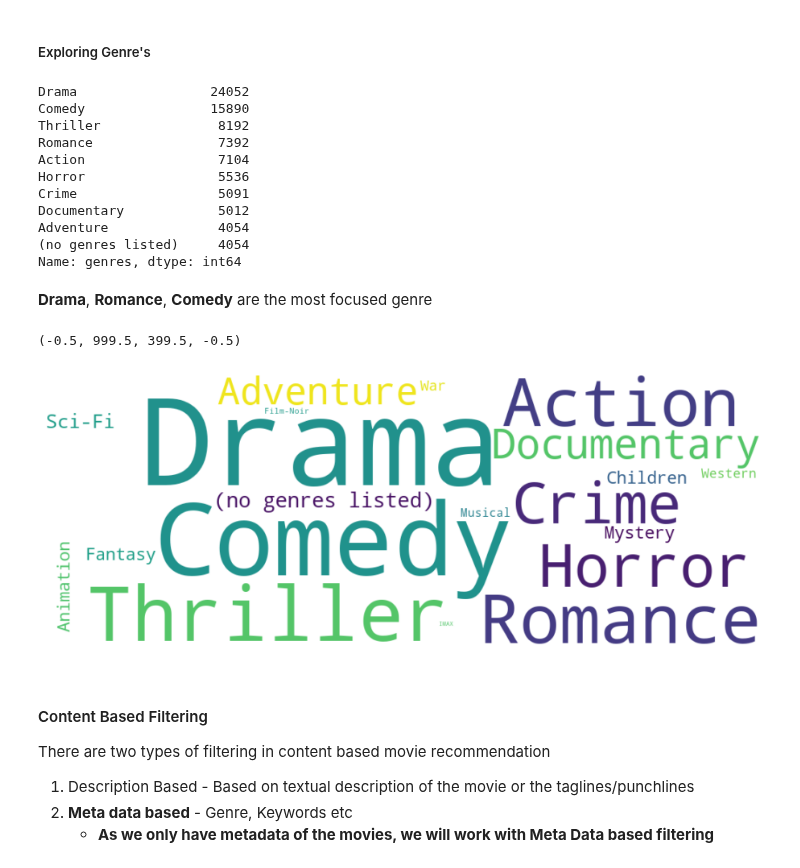
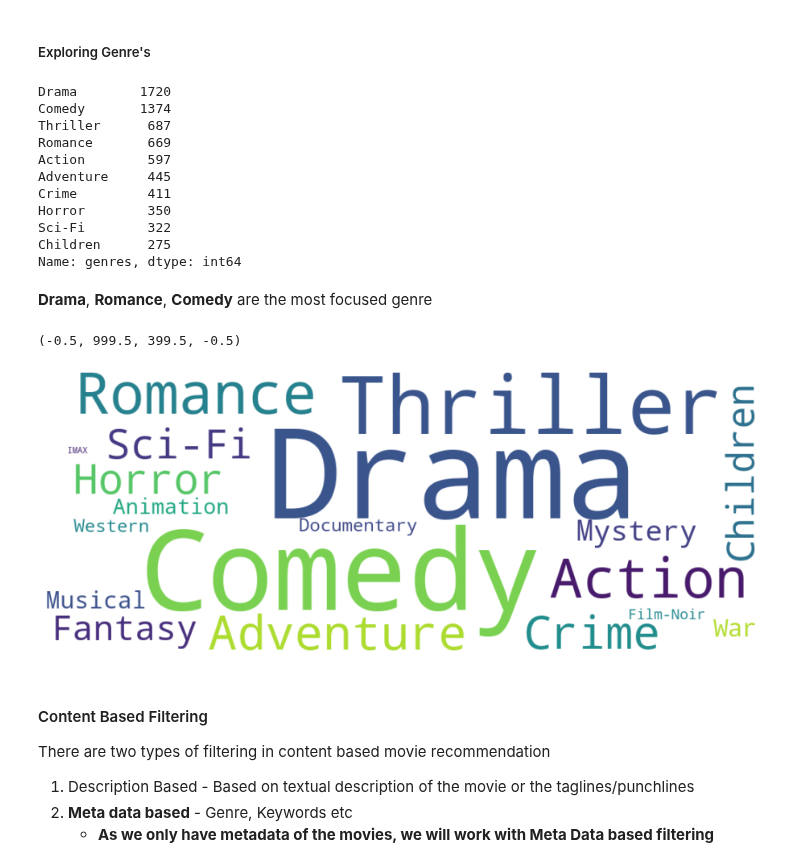
Before and after one commit to sunil3092/DBSEdu, a Jupyter notebook: Sem 2/Recommender System/CA/CA_Sunil_Gauda_10595858.ipynb, the cells around one changed output. Drawn from its saved outputs; the diff is of its cells as text; code cells hidden in the pictures.

```diff
--- a/Sem 2/Recommender System/CA/CA_Sunil_Gauda_10595858.ipynb
+++ b/Sem 2/Recommender System/CA/CA_Sunil_Gauda_10595858.ipynb
@@ -45,7 +45,7 @@ Use the following link for smaller data set as the large dataset can fail on cal
 * **update the path of the data**
 * **use_large** should be **False**
 # %%
-use_large = True
+use_large = False
 if use_large:
     movies = pd.read_csv("../../../../DataSets/ml-latest/movies.csv")
     ratings = pd.read_csv("../../../../DataSets/ml-latest/ratings.csv")
@@ -90,18 +90,18 @@ movies.head()
 Final Data Frame contains all the data required for exploratory analysis of the data and visualise the data using various techniques.
 # %%
 # Preparing the Data frame by combining all necessary columns from other dataframes
-final_df = movies
-final_df["userid"] = ratings["userId"]
-final_df["rating"] = ratings["rating"]
-final_df["timestamp"] = ratings["timestamp"]
-final_df["tag"] = tags["tag"]
-final_df["tmdbId"] = links["tmdbId"]
+movies_final_df = movies
+movies_final_df["userid"] = ratings["userId"]
+movies_final_df["rating"] = ratings["rating"]
+movies_final_df["timestamp"] = ratings["timestamp"]
+movies_final_df["tag"] = tags["tag"]
+movies_final_df["tmdbId"] = links["tmdbId"]
 # %% [markdown]
 ##### Dropping the NA columns
 As we have a huge amount of data, and the NA counts for tags only, that is also few hundread of the entire dataset we can get rid of NA rows.
 # %%
-final_df.dropna(inplace=True)
-final_df.isna().sum()
+movies_final_df.dropna(inplace=True)
+movies_final_df.isna().sum()
 # %% [output]
 movieId      0
 title        0
@@ -199,34 +202,35 @@ Name: title, dtype: float64
 # %% [markdown]
 ##### Exploring Genre's
 # %%
-genre_popularity = (final_df.genres.str.split('|')
+popular_genre = (movies_final_df.genres.str.split('|')
                       .explode()
                       .value_counts()
                       .sort_values(ascending=False))
-genre_popularity.head(10)
+popular_genre.head(10)
 # %% [output]
-Drama                 24052
-Comedy                15890
-Thriller               8192
-Romance                7392
-Action                 7104
-Horror                 5536
-Crime                  5091
-Documentary            5012
-Adventure              4054
-(no genres listed)     4054
+Drama        1720
+Comedy       1374
+Thriller      687
+Romance       669
+Action        597
+Adventure     445
+Crime         411
+Horror        350
+Sci-Fi        322
+Children      275
 Name: genres, dtype: int64
 # %% [markdown]
 **Drama**, **Romance**, **Comedy** are the most focused genre
 # %%
-genre_wc = WordCloud(width=1000,height=400,background_color='white')
-genre_wc.generate_from_frequencies(genre_popularity.to_dict())
+word_cloud_genre = WordCloud(width=1000,height=400,background_color='white')
+word_cloud_genre.generate_from_frequencies(popular_genre.to_dict())
+
 plt.figure(figsize=(16, 8))
-plt.imshow(genre_wc, interpolation="bilinear")
+plt.imshow(word_cloud_genre, interpolation="bilinear")
 plt.axis('off')
 # %% [output]
 (-0.5, 999.5, 399.5, -0.5)
-[figure, old version]
+[figure, new version]
 # %% [markdown]
 #### Content Based Filtering
 There are two types of filtering in content based movie recommendation
```
Also changed, not shown: parts of 16 cells of this notebook.
